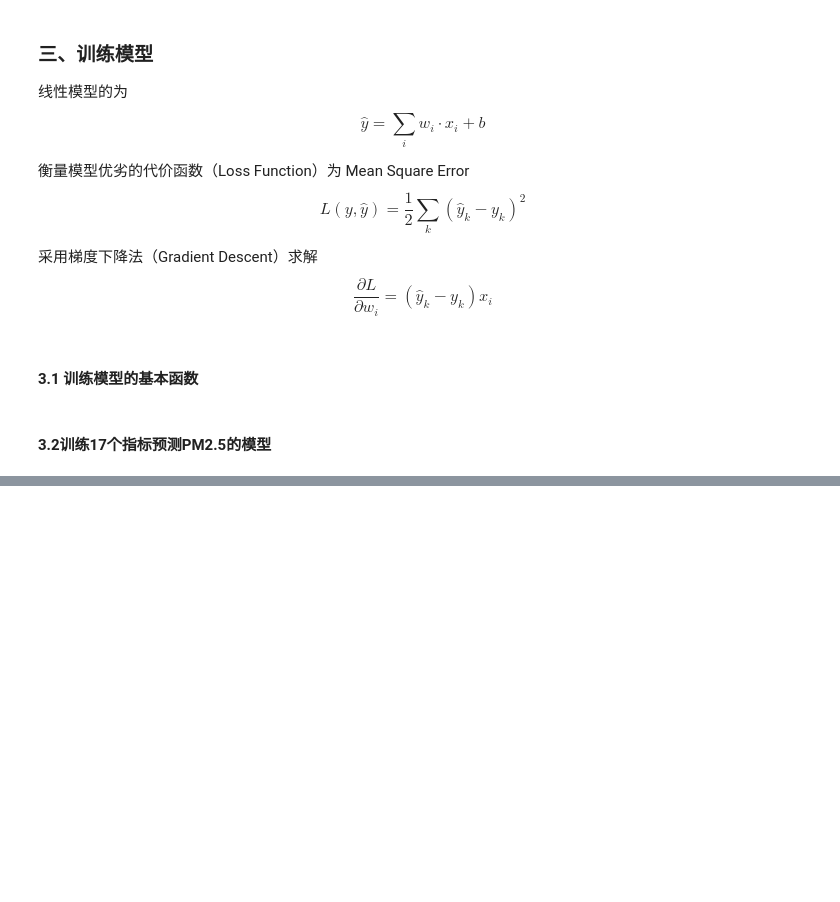
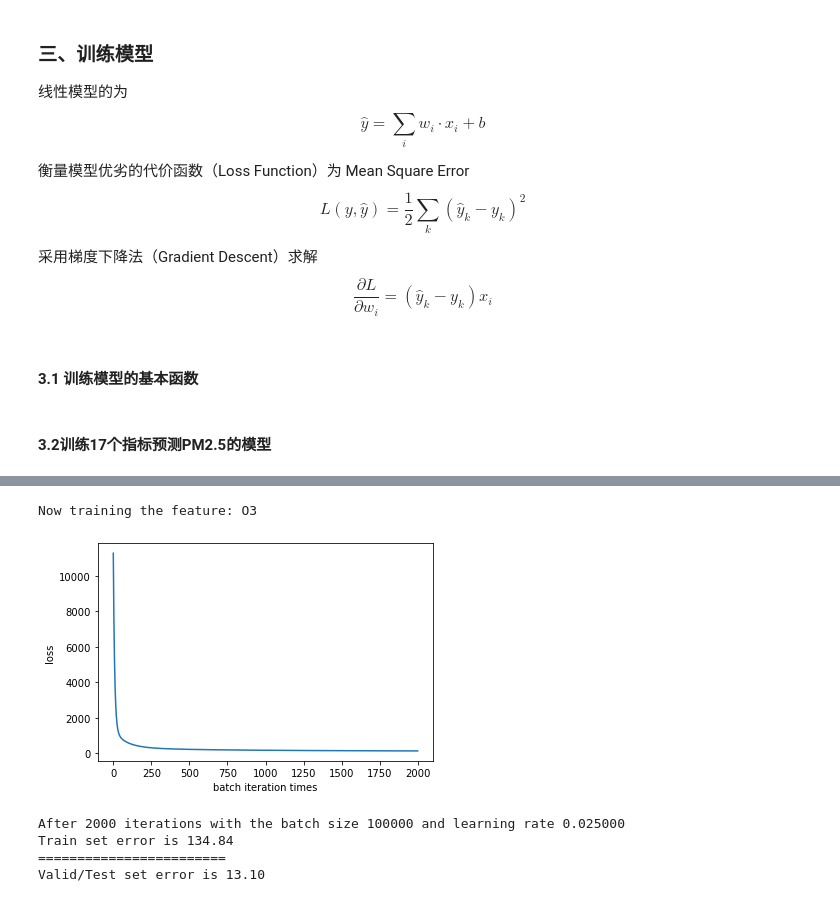
Before and after one commit to B15090815/hung-yi-Lee_2020_spring_ml_homework, a Jupyter notebook: hw_1/Linear_Regression.ipynb, the cells around one changed output, grey strips where cells are left out. Cells and saved outputs as stored; diff of their text form; code cells hidden in the pictures; blank space fills up the shorter version.

```diff
--- a/hw_1/Linear_Regression.ipynb
+++ b/hw_1/Linear_Regression.ipynb
@@ -307,0 +366,9 @@ def main():
+# %%
+train_each_feature_estimator('O3', 0.025, 2000, 100000, True)
+# %% [output]
+Now training the feature: O3
+[figure, added]
+After 2000 iterations with the batch size 100000 and learning rate 0.025000
+Train set error is 134.84
+========================
+Valid/Test set error is 13.10
```
Also changed, not shown: parts of 30 cells of this notebook, 1 other file.
